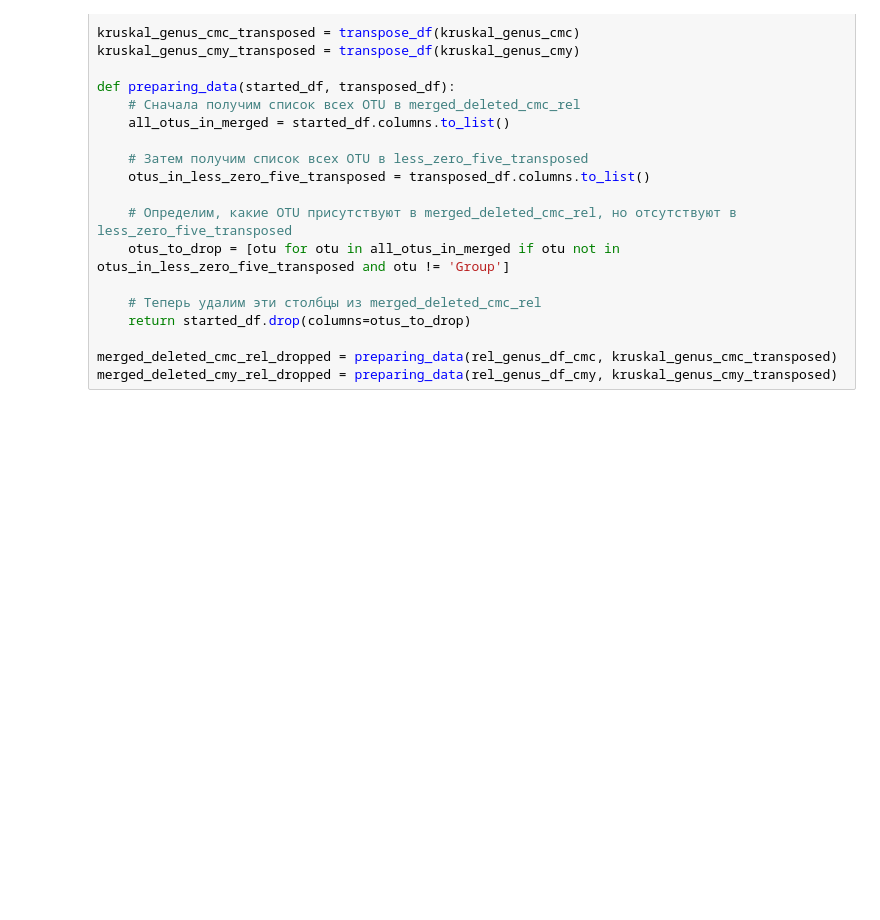
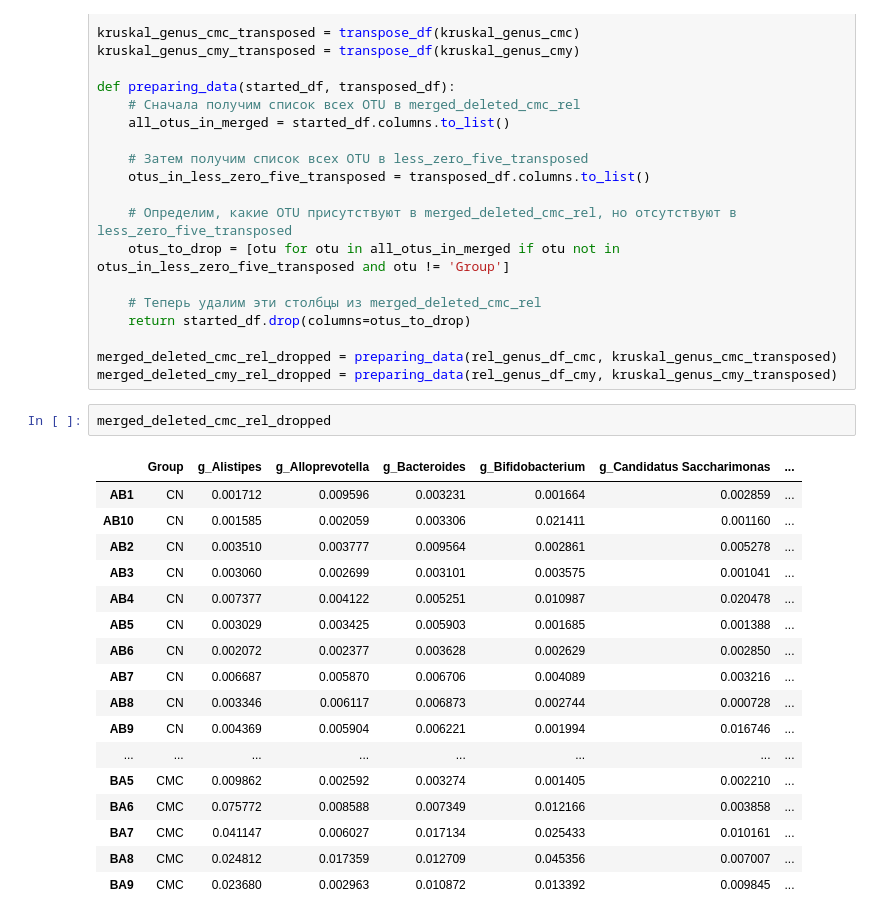
Before and after one commit to 100ika/rats27.07, a Jupyter notebook: 28.08.ipynb, the cells around one changed output. Cells and saved outputs as stored; diff of their text form; blank space fills up the shorter version.

```diff
--- a/28.08.ipynb
+++ b/28.08.ipynb
@@ -111,6 +111,26 @@ def preparing_data(started_df, transposed_df):
 
 merged_deleted_cmc_rel_dropped = preparing_data(rel_genus_df_cmc, kruskal_genus_cmc_transposed)
 merged_deleted_cmy_rel_dropped = preparing_data(rel_genus_df_cmy, kruskal_genus_cmy_transposed)
+# %%
+merged_deleted_cmc_rel_dropped
+# %% [output]
+|  | Group | g_Alistipes | g_Alloprevotella | g_Bacteroides | g_Bifidobacterium | g_Candidatus Saccharimonas | ... |
+| AB1 | CN | 0.001712 | 0.009596 | 0.003231 | 0.001664 | 0.002859 | ... |
+| AB10 | CN | 0.001585 | 0.002059 | 0.003306 | 0.021411 | 0.001160 | ... |
+| AB2 | CN | 0.003510 | 0.003777 | 0.009564 | 0.002861 | 0.005278 | ... |
+| AB3 | CN | 0.003060 | 0.002699 | 0.003101 | 0.003575 | 0.001041 | ... |
+| AB4 | CN | 0.007377 | 0.004122 | 0.005251 | 0.010987 | 0.020478 | ... |
+| AB5 | CN | 0.003029 | 0.003425 | 0.005903 | 0.001685 | 0.001388 | ... |
+| AB6 | CN | 0.002072 | 0.002377 | 0.003628 | 0.002629 | 0.002850 | ... |
+| AB7 | CN | 0.006687 | 0.005870 | 0.006706 | 0.004089 | 0.003216 | ... |
+| AB8 | CN | 0.003346 | 0.006117 | 0.006873 | 0.002744 | 0.000728 | ... |
+| AB9 | CN | 0.004369 | 0.005904 | 0.006221 | 0.001994 | 0.016746 | ... |
+| ... | ... | ... | ... | ... | ... | ... | ... |
+| BA5 | CMC | 0.009862 | 0.002592 | 0.003274 | 0.001405 | 0.002210 | ... |
+| BA6 | CMC | 0.075772 | 0.008588 | 0.007349 | 0.012166 | 0.003858 | ... |
+| BA7 | CMC | 0.041147 | 0.006027 | 0.017134 | 0.025433 | 0.010161 | ... |
+| BA8 | CMC | 0.024812 | 0.017359 | 0.012709 | 0.045356 | 0.007007 | ... |
+| BA9 | CMC | 0.023680 | 0.002963 | 0.010872 | 0.013392 | 0.009845 | ... |
 # %%
 def relative_abundance_boxplot(df_dropped, transpose_df, df_group):
     # Преобразуем данные в длинный формат с помощью функции melt в pandas
```
Also changed, not shown: parts of 1 cell of this notebook, 3 other files.
